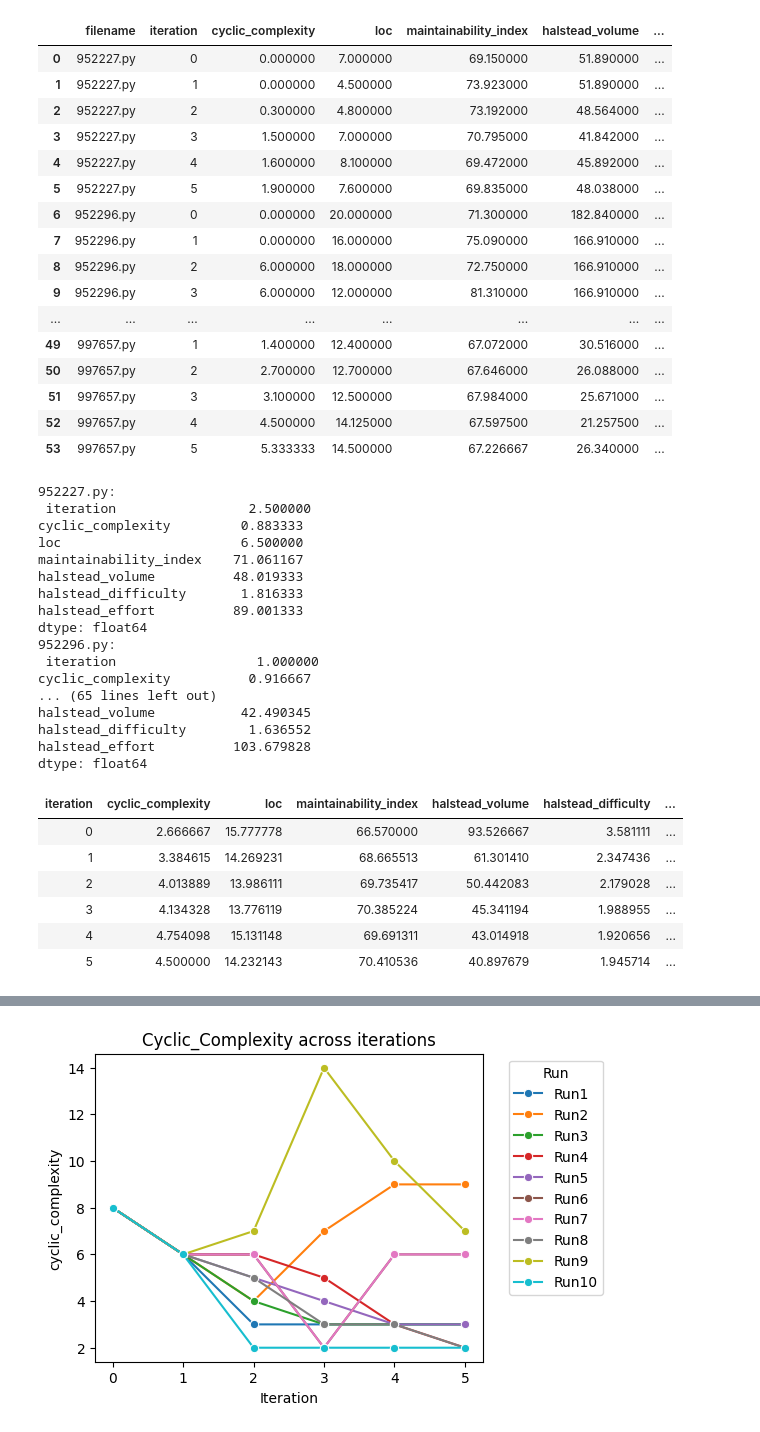
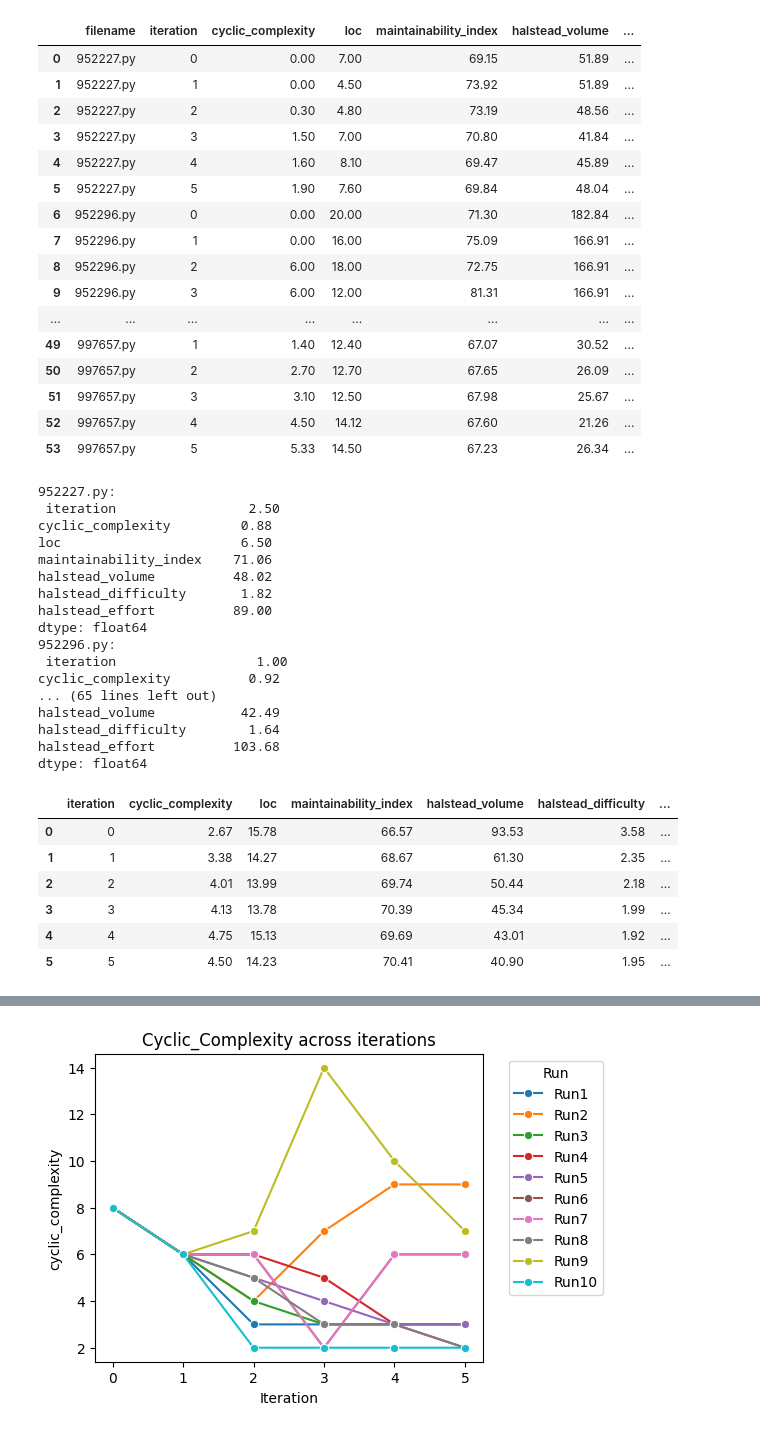
Before and after one commit to MileyNg/Code-Refactoring-Assistant, a Jupyter notebook: script/create_plot.ipynb, the cells around one changed output, grey strips where cells are left out. Cells and saved outputs as stored; diff of their text form; code cells hidden in the pictures.

```diff
--- a/script/create_plot.ipynb
+++ b/script/create_plot.ipynb
@@ -62,58 +63,58 @@ metrics = ["cyclic_complexity", "halstead_volume", "halstead_difficulty", "halst
 # %%
 # average metrics per code sample and iteration
 grouped_test_code_metrics = accepted_only_df.groupby(["filename", "iteration"]).mean(numeric_only=True).reset_index()
-grouped_test_code_metrics
+grouped_test_code_metrics.round(2)
 # %% [output]
 |  | filename | iteration | cyclic_complexity | loc | maintainability_index | halstead_volume | ... |
-| 0 | 952227.py | 0 | 0.000000 | 7.000000 | 69.150000 | 51.890000 | ... |
-| 1 | 952227.py | 1 | 0.000000 | 4.500000 | 73.923000 | 51.890000 | ... |
-| 2 | 952227.py | 2 | 0.300000 | 4.800000 | 73.192000 | 48.564000 | ... |
-| 3 | 952227.py | 3 | 1.500000 | 7.000000 | 70.795000 | 41.842000 | ... |
-| 4 | 952227.py | 4 | 1.600000 | 8.100000 | 69.472000 | 45.892000 | ... |
-| 5 | 952227.py | 5 | 1.900000 | 7.600000 | 69.835000 | 48.038000 | ... |
-| 6 | 952296.py | 0 | 0.000000 | 20.000000 | 71.300000 | 182.840000 | ... |
-| 7 | 952296.py | 1 | 0.000000 | 16.000000 | 75.090000 | 166.910000 | ... |
-| 8 | 952296.py | 2 | 6.000000 | 18.000000 | 72.750000 | 166.910000 | ... |
-| 9 | 952296.py | 3 | 6.000000 | 12.000000 | 81.310000 | 166.910000 | ... |
+| 0 | 952227.py | 0 | 0.00 | 7.00 | 69.15 | 51.89 | ... |
+| 1 | 952227.py | 1 | 0.00 | 4.50 | 73.92 | 51.89 | ... |
+| 2 | 952227.py | 2 | 0.30 | 4.80 | 73.19 | 48.56 | ... |
+| 3 | 952227.py | 3 | 1.50 | 7.00 | 70.80 | 41.84 | ... |
+| 4 | 952227.py | 4 | 1.60 | 8.10 | 69.47 | 45.89 | ... |
+| 5 | 952227.py | 5 | 1.90 | 7.60 | 69.84 | 48.04 | ... |
+| 6 | 952296.py | 0 | 0.00 | 20.00 | 71.30 | 182.84 | ... |
+| 7 | 952296.py | 1 | 0.00 | 16.00 | 75.09 | 166.91 | ... |
+| 8 | 952296.py | 2 | 6.00 | 18.00 | 72.75 | 166.91 | ... |
+| 9 | 952296.py | 3 | 6.00 | 12.00 | 81.31 | 166.91 | ... |
 | ... | ... | ... | ... | ... | ... | ... | ... |
-| 49 | 997657.py | 1 | 1.400000 | 12.400000 | 67.072000 | 30.516000 | ... |
-| 50 | 997657.py | 2 | 2.700000 | 12.700000 | 67.646000 | 26.088000 | ... |
-| 51 | 997657.py | 3 | 3.100000 | 12.500000 | 67.984000 | 25.671000 | ... |
-| 52 | 997657.py | 4 | 4.500000 | 14.125000 | 67.597500 | 21.257500 | ... |
-| 53 | 997657.py | 5 | 5.333333 | 14.500000 | 67.226667 | 26.340000 | ... |
+| 49 | 997657.py | 1 | 1.40 | 12.40 | 67.07 | 30.52 | ... |
+| 50 | 997657.py | 2 | 2.70 | 12.70 | 67.65 | 26.09 | ... |
+| 51 | 997657.py | 3 | 3.10 | 12.50 | 67.98 | 25.67 | ... |
+| 52 | 997657.py | 4 | 4.50 | 14.12 | 67.60 | 21.26 | ... |
+| 53 | 997657.py | 5 | 5.33 | 14.50 | 67.23 | 26.34 | ... |
 # %%
 # average metrics per code sample
 for file in filenames:
     file_df = combined_df[combined_df["filename"] == file]
-    print(f"{file}:", "\n", file_df.mean(numeric_only=True))
+    print(f"{file}:", "\n", file_df.mean(numeric_only=True).round(2))
 # %% [output]
 952227.py:
- iteration                 2.500000
-cyclic_complexity         0.883333
-loc                       6.500000
-maintainability_index    71.061167
-halstead_volume          48.019333
-halstead_difficulty       1.816333
-halstead_effort          89.001333
+ iteration                 2.50
+cyclic_complexity         0.88
+loc                       6.50
+maintainability_index    71.06
+halstead_volume          48.02
+halstead_difficulty       1.82
+halstead_effort          89.00
 dtype: float64
 952296.py:
- iteration                  1.000000
-cyclic_complexity          0.916667
+ iteration                  1.00
+cyclic_complexity          0.92
 ... (65 lines left out)
-halstead_volume           42.490345
-halstead_difficulty        1.636552
-halstead_effort          103.679828
+halstead_volume           42.49
+halstead_difficulty        1.64
+halstead_effort          103.68
 dtype: float64
 # %%
 # overall average metrics per iteration
 combined_test_code_mean_metrics_overall = accepted_only_df.groupby("iteration").mean(numeric_only=True).reset_index()
-combined_test_code_mean_metrics_overall.style.hide()
+combined_test_code_mean_metrics_overall.round(2)
 # %% [output]
-| iteration | cyclic_complexity | loc | maintainability_index | halstead_volume | halstead_difficulty | ... |
-| 0 | 2.666667 | 15.777778 | 66.570000 | 93.526667 | 3.581111 | ... |
-| 1 | 3.384615 | 14.269231 | 68.665513 | 61.301410 | 2.347436 | ... |
-| 2 | 4.013889 | 13.986111 | 69.735417 | 50.442083 | 2.179028 | ... |
-| 3 | 4.134328 | 13.776119 | 70.385224 | 45.341194 | 1.988955 | ... |
-| 4 | 4.754098 | 15.131148 | 69.691311 | 43.014918 | 1.920656 | ... |
-| 5 | 4.500000 | 14.232143 | 70.410536 | 40.897679 | 1.945714 | ... |
+|  | iteration | cyclic_complexity | loc | maintainability_index | halstead_volume | halstead_difficulty | ... |
+| 0 | 0 | 2.67 | 15.78 | 66.57 | 93.53 | 3.58 | ... |
+| 1 | 1 | 3.38 | 14.27 | 68.67 | 61.30 | 2.35 | ... |
+| 2 | 2 | 4.01 | 13.99 | 69.74 | 50.44 | 2.18 | ... |
+| 3 | 3 | 4.13 | 13.78 | 70.39 | 45.34 | 1.99 | ... |
+| 4 | 4 | 4.75 | 15.13 | 69.69 | 43.01 | 1.92 | ... |
+| 5 | 5 | 4.50 | 14.23 | 70.41 | 40.90 | 1.95 | ... |
 # %%
```
Also changed, not shown: parts of 7 cells of this notebook, 1 other file.
